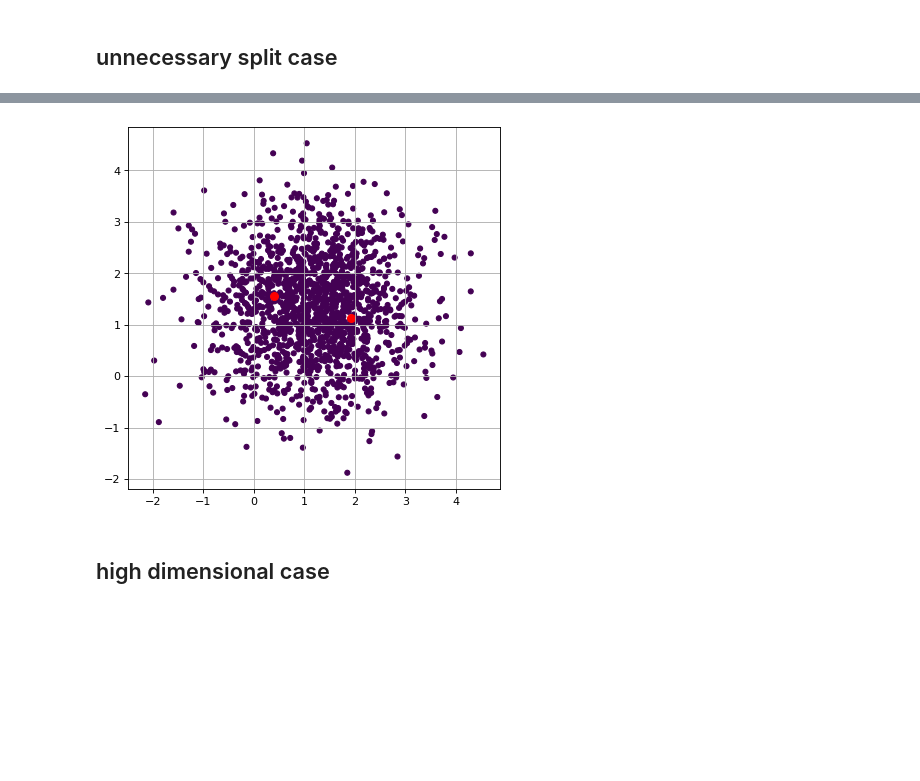
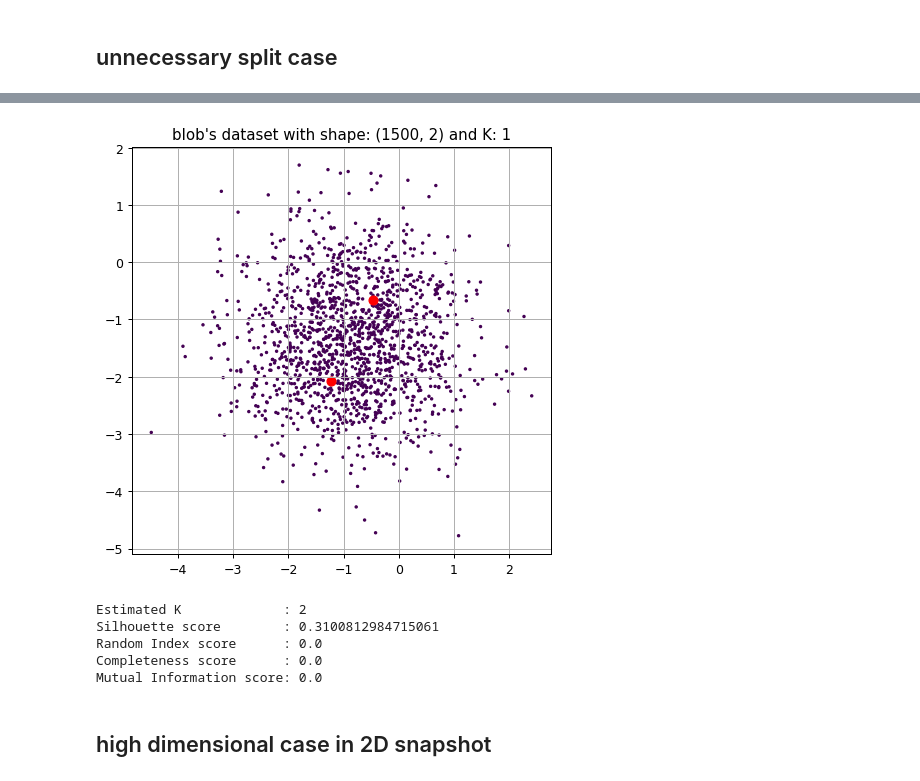
Before and after one commit to Albert-Z-Guo/X-means, a Jupyter notebook: tests.ipynb, the cells around one changed output, grey strips where cells are left out. Saved outputs shown, nothing was run; the diff lists cells and outputs as text; code cells hidden in the pictures; blank space fills up the shorter version.

```diff
--- a/tests.ipynb
+++ b/tests.ipynb
@@ -8,12 +8,20 @@ from xmeans import XMeans
 %load_ext autoreload
 %autoreload 2
 # %%
-def visualize(data, labels, model):
-    fig = plt.figure(figsize=(6,6), dpi=80)
-    plt.scatter(data[:, 0], data[:, 1], s=20, c=labels, cmap='viridis')
+def visualize_and_evaluate(dataset_name, data, labels, num_centers, model):
+    fig = plt.figure(figsize=(6,6), dpi=90)
+    plt.scatter(data[:, 0], data[:, 1], s=3, c=labels, cmap='viridis')
     plt.scatter(model.centroids[:, 0], model.centroids[:, 1], s=50, c='red')
+    plt.title(f'{dataset_name} with shape: {data.shape} and K: {num_centers}')
     plt.grid()
     plt.show()
+
+    # reference: https://scikit-learn.org/stable/modules/classes.html#module-sklearn.metrics
+    print(f'Estimated K             : {model.K}')
+    print(f'Silhouette score        : {metrics.silhouette_score(data, model.labels)}')
+    print(f'Random Index score      : {metrics.adjusted_rand_score(labels, model.labels)}')
+    print(f'Completeness score      : {metrics.completeness_score(labels, model.labels)}')
+    print(f'Mutual Information score: {metrics.adjusted_mutual_info_score(labels, model.labels)}')
 # %% [markdown]
 ## 2-dimenisonal cases
 # %%
@@ -84,7 +71,8 @@ Mutual Information score: 0.9240927081244875
 # %% [markdown]
 ## unnecessary split case
 # %%
-data, labels = datasets.make_blobs(n_samples=1500, centers=1, n_features=2, cluster_std=1)
-model = XMeans(K_init=2, identical_spherical_normal_distributions=True).fit(data)
-visualize(data, labels, model)
+num_centers = 1
+data, labels = datasets.make_blobs(n_samples=1500, centers=num_centers, n_features=2, cluster_std=1)
+model = XMeans(K_init=2, identical_spherical_normal_distributions=False).fit(data)
+visualize_and_evaluate("blob's dataset", data, labels, num_centers, model)
 # %% [output]
@@ -92,6 +80,11 @@ No split made. Please check data distribution or reduce K_init if necessary.
-[figure, old version]
+[figure, new version]
+Estimated K             : 2
+Silhouette score        : 0.3100812984715061
+Random Index score      : 0.0
+Completeness score      : 0.0
+Mutual Information score: 0.0
 # %% [markdown]
-## high dimensional case
+## high dimensional case in 2D snapshot
 # %%
 # iris dataset
 dataset = datasets.load_iris()
```
Also changed, not shown: parts of 3 cells of this notebook, 1 other file.
